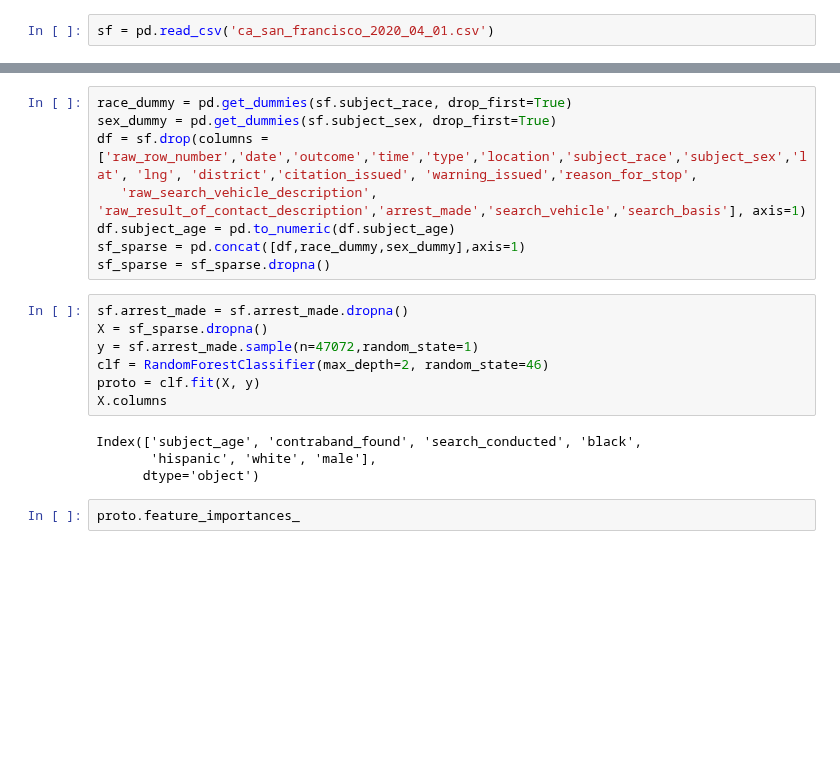
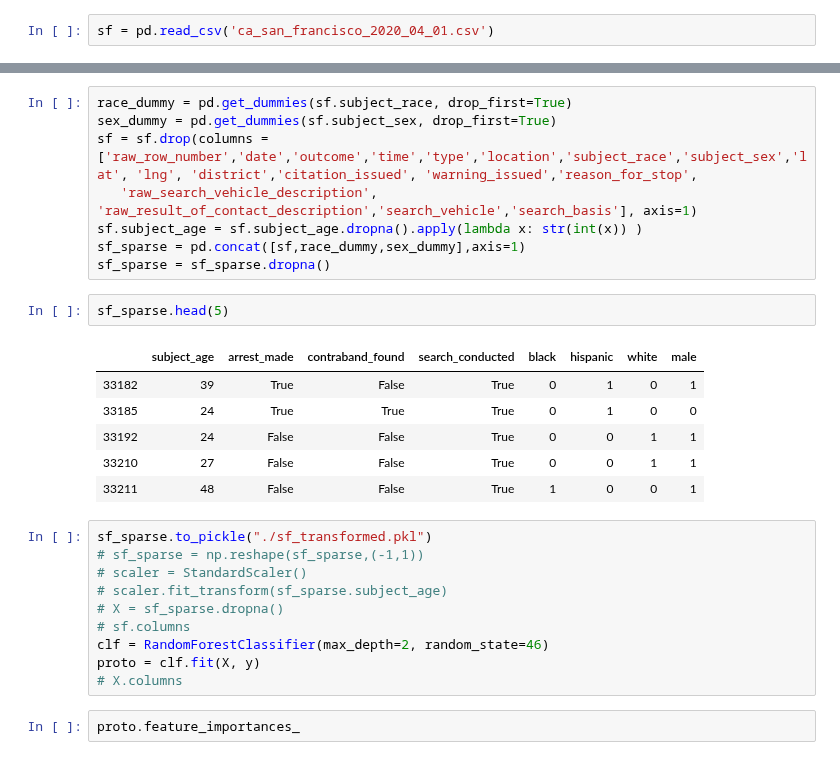
Before and after one commit to tahentx/pv_workbook, a Jupyter notebook: datascience/policing/sf_prototype.ipynb, the cells around one changed output, grey strips where cells are left out. Drawn from its saved outputs; the diff is of its cells as text; blank space fills up the shorter version.

```diff
--- a/datascience/policing/sf_prototype.ipynb
+++ b/datascience/policing/sf_prototype.ipynb
@@ -28,22 +50,30 @@ array(['asian/pacific islander', 'black', 'hispanic', ..., 'white',
 # %%
 race_dummy = pd.get_dummies(sf.subject_race, drop_first=True)
 sex_dummy = pd.get_dummies(sf.subject_sex, drop_first=True)
-df = sf.drop(columns = ['raw_row_number','date','outcome','time','type','location','subject_race','subject_sex','lat', 'lng', 'district','citation_issued', 'warning_issued','reason_for_stop',
-   'raw_search_vehicle_description', 'raw_result_of_contact_description','arrest_made','search_vehicle','search_basis'], axis=1)
-df.subject_age = pd.to_numeric(df.subject_age)
-sf_sparse = pd.concat([df,race_dummy,sex_dummy],axis=1)
+sf = sf.drop(columns = ['raw_row_number','date','outcome','time','type','location','subject_race','subject_sex','lat', 'lng', 'district','citation_issued', 'warning_issued','reason_for_stop',
+   'raw_search_vehicle_description', 'raw_result_of_contact_description','search_vehicle','search_basis'], axis=1)
+sf.subject_age = sf.subject_age.dropna().apply(lambda x: str(int(x)) )
+sf_sparse = pd.concat([sf,race_dummy,sex_dummy],axis=1)
 sf_sparse = sf_sparse.dropna()
+# %%
+sf_sparse.head(5)
+# %% [output]
+|  | subject_age | arrest_made | contraband_found | search_conducted | black | hispanic | white | male |
+| 33182 | 39 | True | False | True | 0 | 1 | 0 | 1 |
+| 33185 | 24 | True | True | True | 0 | 1 | 0 | 0 |
+| 33192 | 24 | False | False | True | 0 | 0 | 1 | 1 |
+| 33210 | 27 | False | False | True | 0 | 0 | 1 | 1 |
+| 33211 | 48 | False | False | True | 1 | 0 | 0 | 1 |
 # %%
-sf.arrest_made = sf.arrest_made.dropna()
-X = sf_sparse.dropna()
-y = sf.arrest_made.sample(n=47072,random_state=1)
+sf_sparse.to_pickle("./sf_transformed.pkl")
+# sf_sparse = np.reshape(sf_sparse,(-1,1))
+# scaler = StandardScaler()
+# scaler.fit_transform(sf_sparse.subject_age)
+# X = sf_sparse.dropna()
+# sf.columns
 clf = RandomForestClassifier(max_depth=2, random_state=46)
 proto = clf.fit(X, y)
-X.columns
+# X.columns
-# %% [output]
-Index(['subject_age', 'contraband_found', 'search_conducted', 'black',
-       'hispanic', 'white', 'male'],
-      dtype='object')
 # %%
 proto.feature_importances_
 # %% [output]
```
Also changed, not shown: parts of 18 cells of this notebook, 2 other files.
